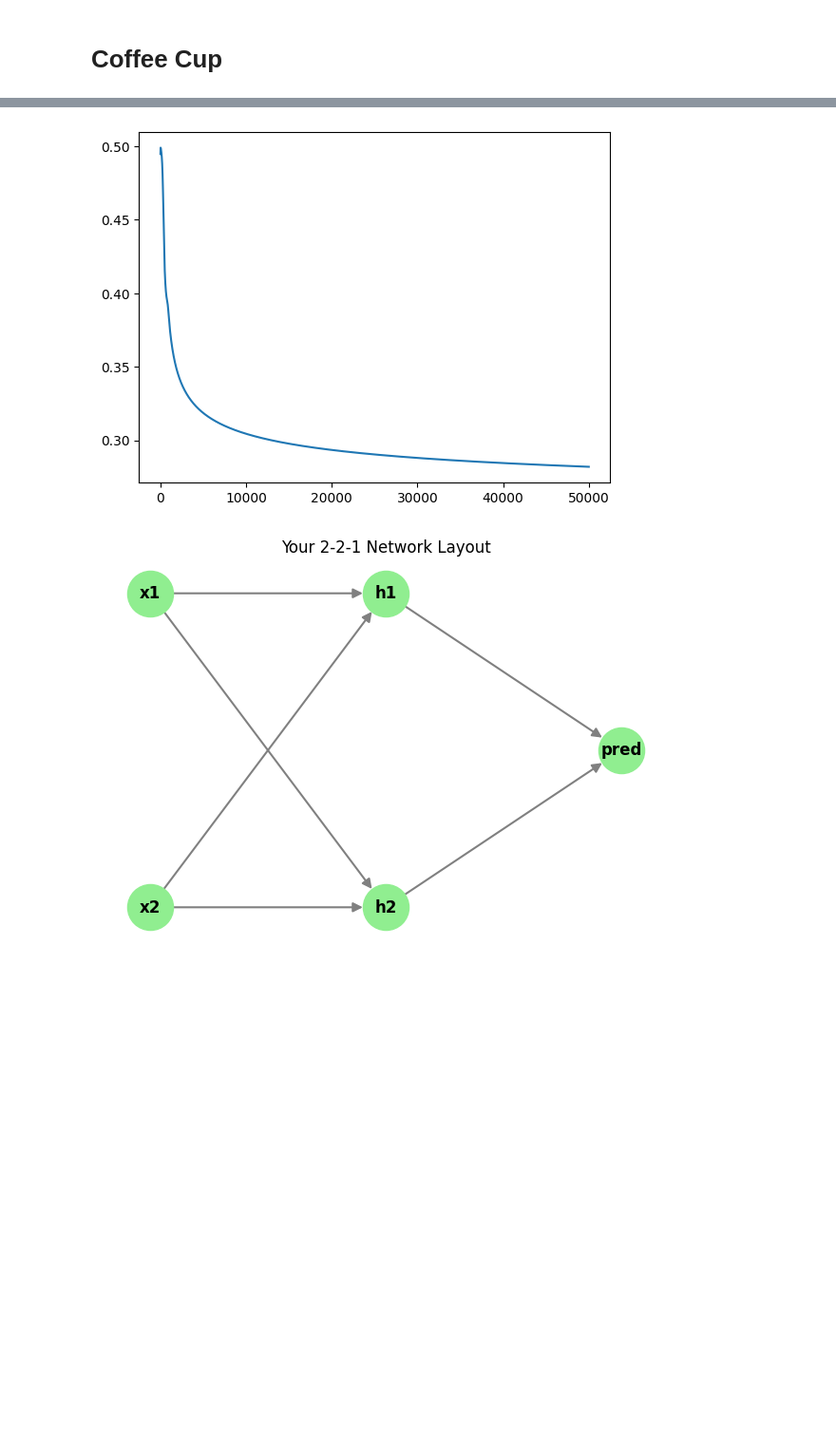
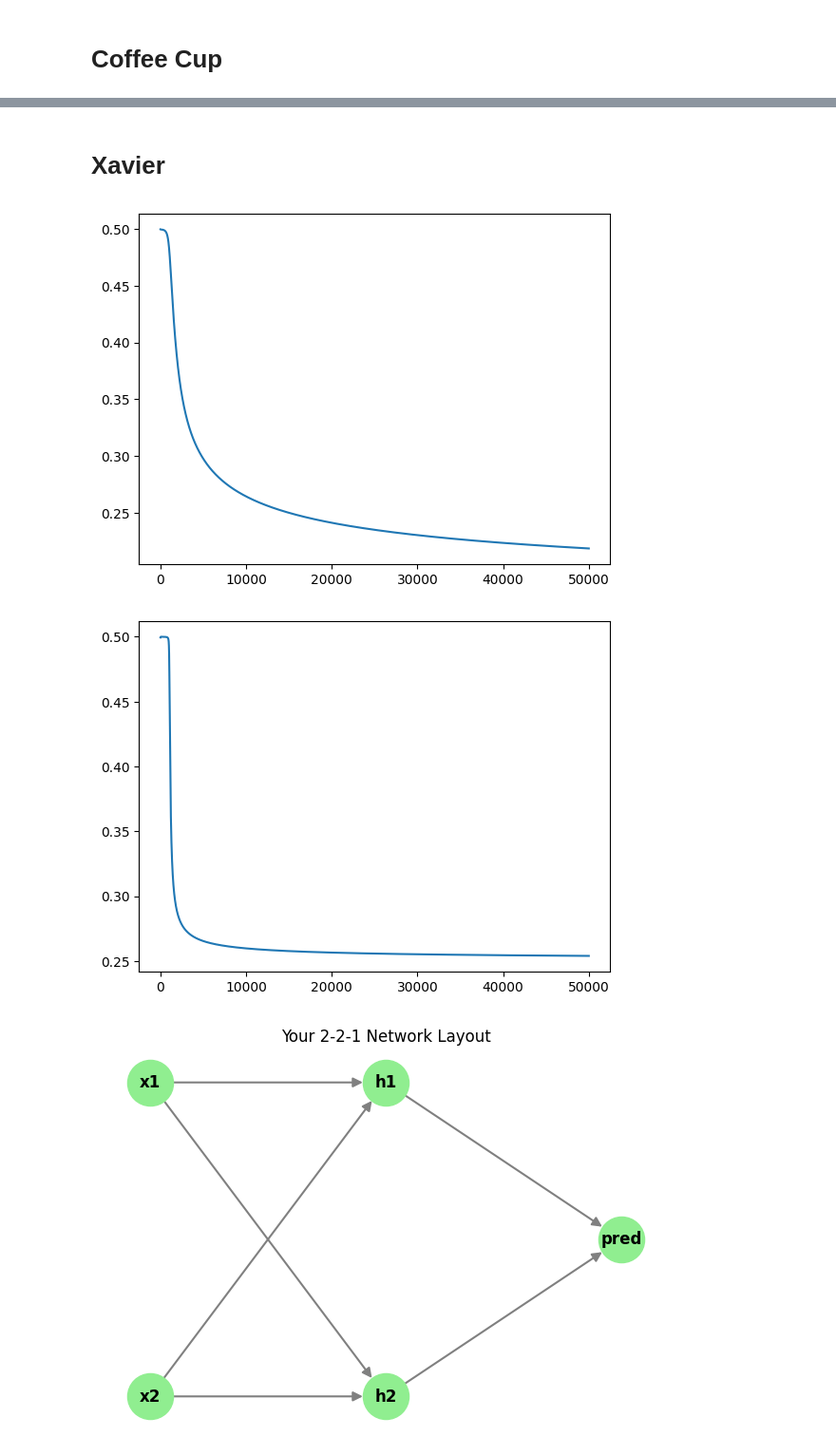
Before and after one commit to Louis-codes/TUM_deep_learning, a Jupyter notebook: 01_math_recap.ipynb, the cells around one changed output, grey strips where cells are left out. Shown at 95% size. Cells and saved outputs as stored; diff of their text form; code cells hidden in the pictures; blank space fills up the shorter version.

```diff
--- a/01_math_recap.ipynb
+++ b/01_math_recap.ipynb
@@ -88,9 +88,17 @@ training_network(X, y, w1, w2, 0.2)
+# %% [markdown]
+# **Xavier**
+# %%
+w1 = np.random.randn(2, 2) * np.sqrt(1 / 2)
+w2 = np.random.randn(2, 1) * np.sqrt(1 / 2)
+training_network(X, y, w1, w2, 0.2)
+# %% [output]
+[figure, added]
 # %%
 w1 = np.random.randn(2,2) # Layer 1: weight matrix
 w2 = np.random.randn(2,1) # Layer 2: weight vector
 training_network(X, y, w1, w2, 1)
 # %% [output]
-[figure, old version]
+[figure, new version]
 # %%
 import networkx as nx
 import matplotlib.pyplot as plt
```
Also changed, not shown: parts of 1 cell of this notebook.
